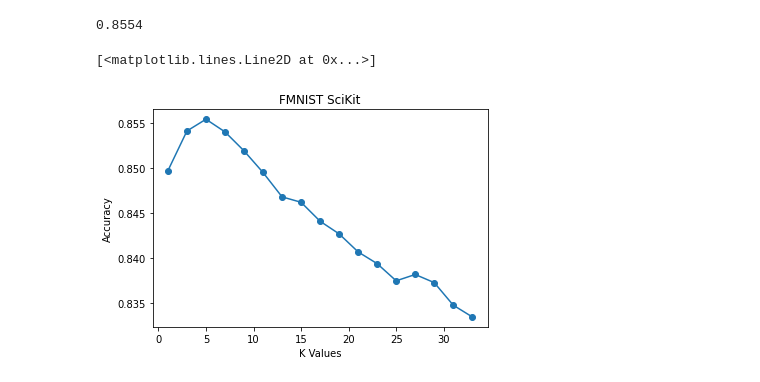
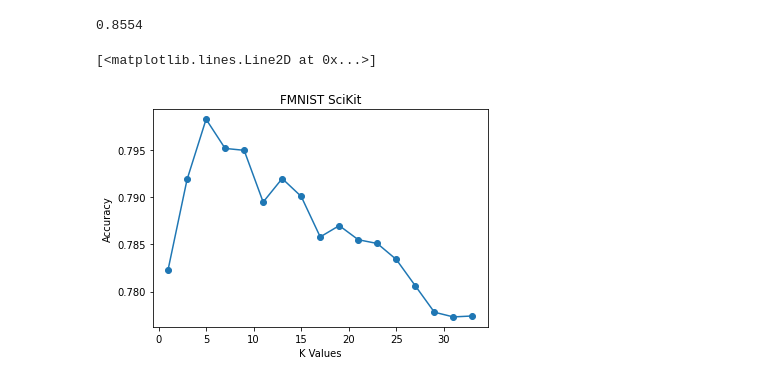
Before and after one commit to hakanjian/MLHW2, a Jupyter notebook: sample.ipynb, the cells around one changed output. Cells and saved outputs as stored; diff of their text form; code cells hidden in the pictures.

Commit message:
full graphs

```diff
--- a/sample.ipynb
+++ b/sample.ipynb
@@ -163,15 +184,16 @@ def all_to_binary(images):
     for image in images:
         binary.append(convert_to_binary(image))
     return np.array(binary)
+# %%
+#binary training
+tIb = all_to_binary(train_images)
+teIb = all_to_binary(test_images)
+tIb5 = all_to_binary(train_images[:500])
+teIb5 = all_to_binary(test_images[:500])
 # %%
-#binary training
-tIb = all_to_binary(train_images[:500])
-teIb = all_to_binary(test_images[:500])
-
-preds = predict_all(tI, tL, teI, 5)
-print(confusion_matrix(teL, preds))
-print(f1_score(teL, preds, average='micro'))
-predsb = predict_all(tIb, tL, teIb, 5)
-print(confusion_matrix(teL, predsb))
-print(f1_score(teL, predsb, average='micro'))
+#Non binary with our KNN Implementation
+preds = predict_all(train_images, train_labels, test_images, 5)
+print("Non-Binary Values")
+print(confusion_matrix(test_labels, preds))
+print(f1_score(test_labels, preds, average='micro'))
 # %% [output]
@@ -197,7 +209,7 @@ Change around the k value
 # %%
 scores = []
 for k in range(1,35,2):
-    preds = predict_all(tIb, tL, teIb, k)
+    preds = predict_all(tIb5, tL, teIb5, k)
     scores.append(f1_score(teL, preds, average='micro'))
 
 plt.xlabel('K Values')
@@ -236,15 +248,15 @@ accuracy_score(test_labels, preds1)
 # %%
 scores = []
 for k in range(1,35,2):
     neigh = KNeighborsClassifier(n_neighbors=k)
-    neigh.fit(train_images, train_labels)
-    preds = neigh.predict(test_images)
+    neigh.fit(tIb, train_labels)
+    preds = neigh.predict(teIb)
     scores.append(accuracy_score(test_labels, preds))
 
 plt.xlabel('K Values')
 plt.ylabel('Accuracy')
 plt.title('FMNIST SciKit')
 plt.plot(np.arange(1,35,2),scores, "o-")
 # %% [output]
 [<matplotlib.lines.Line2D at 0x...>]
-[figure, old version]
+[figure, new version]
```
Also changed, not shown: parts of 9 cells of this notebook.
